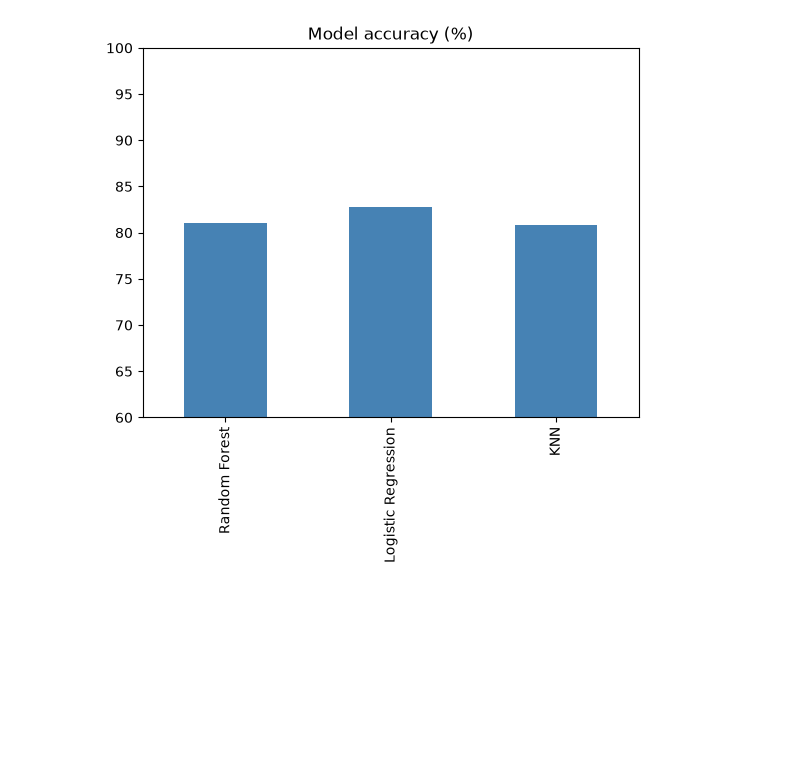
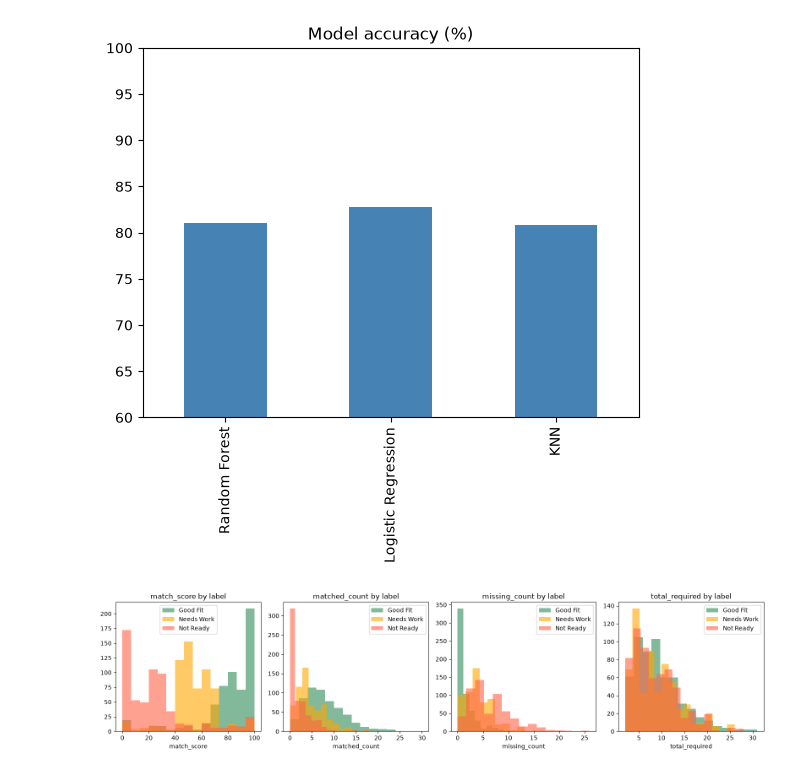
Before and after one commit to Ash2400/StudentJobAnalyzer, a Jupyter notebook: EDA.ipynb, the cells around one changed output. Cells and saved outputs as stored; diff of their text form; code cells hidden in the pictures; blank space fills up the shorter version.

```diff
--- a/EDA.ipynb
+++ b/EDA.ipynb
@@ -196,3 +245,24 @@ plt.show()
 # %% [output]
 {'Random Forest': 81.1, 'Logistic Regression': 82.8, 'KNN': 80.8}
 [figure]
+# %%
+# Cell 10 — Training data feature analysis
+import seaborn as sns
+
+fig, axes = plt.subplots(1, 4, figsize=(16, 4))
+
+features = ["match_score", "matched_count", "missing_count", "total_required"]
+colors = {"Good Fit": "seagreen", "Needs Work": "orange", "Not Ready": "tomato"}
+
+for i, feature in enumerate(features):
+    for label, color in colors.items():
+        subset = train[train["label"] == label][feature]
+        axes[i].hist(subset, alpha=0.6, color=color, label=label, bins=15)
+    axes[i].set_title(f"{feature} by label")
+    axes[i].set_xlabel(feature)
+    axes[i].legend()
+
+plt.tight_layout()
+plt.show()
+# %% [output]
+[figure, added]
```
Also changed, not shown: parts of 15 cells of this notebook.
